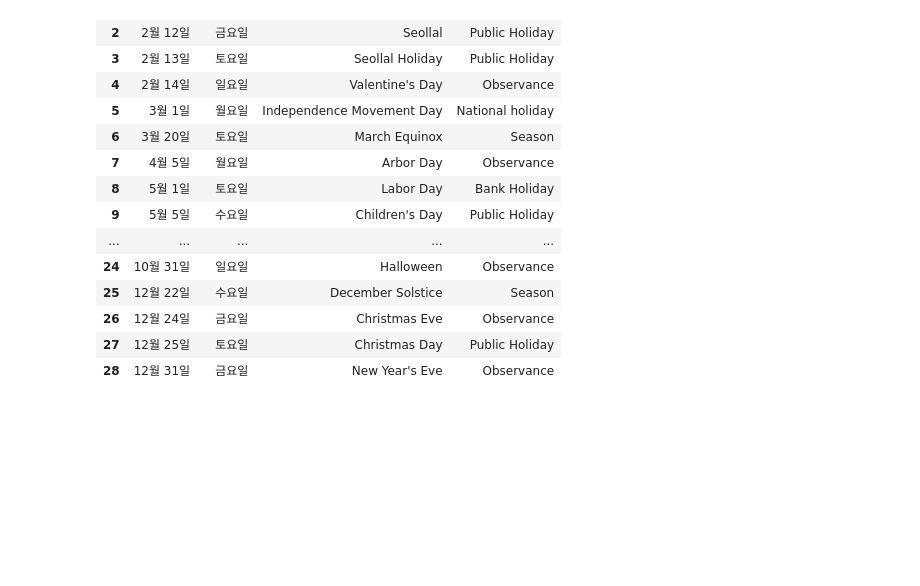
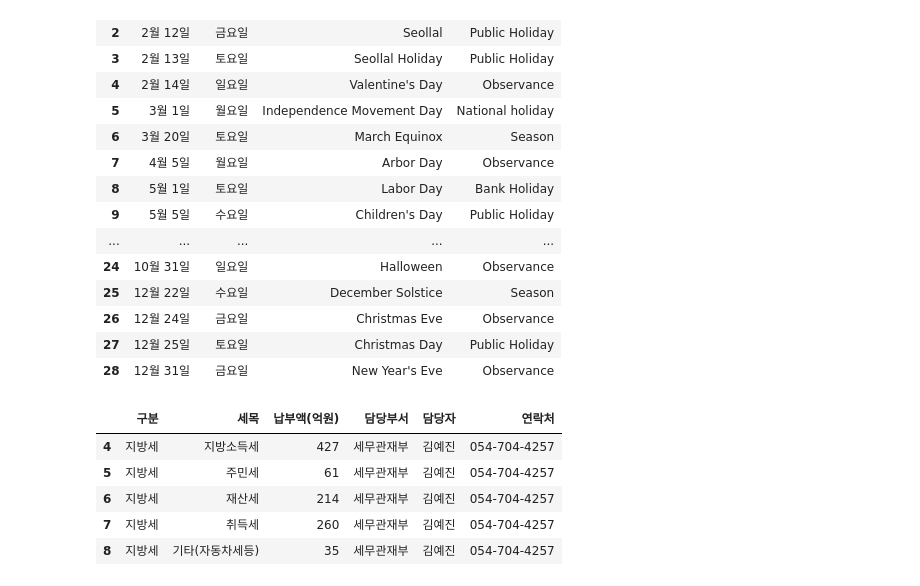
Before and after one commit to HongDonkey/Python, a Jupyter notebook: Session04 - 외부연동 데이터 수집/Untitled.ipynb, the cells around one changed output. Cells and saved outputs as stored; diff of their text form; code cells hidden in the pictures; blank space fills up the shorter version.

```diff
--- a/Session04 - 외부연동 데이터 수집/Untitled.ipynb
+++ b/Session04 - 외부연동 데이터 수집/Untitled.ipynb
@@ -561,0 +493,11 @@ pd.DataFrame(zip (dateList, weeksList,nameList,typeList), columns=["Date","Weeks
+# %%
+url = "https://data.go.kr/cmm/cmm/fileDownload.do?atchFileId=FILE_000000002265406&fileDetailSn=1&dataNm=%ED%95%9C%EA%B5%AD%EC%88%98%EB%A0%A5%EC%9B%90%EC%9E%90%EB%A0%A5(%EC%A3%BC)_%EC%84%B8%EA%B8%88%EB%82%A9%EB%B6%80%20%ED%98%84%ED%99%A9_20191231"
+indata = pd.read_csv(url, encoding="ms949")
+indata.tail()
+# %% [output]
+|  | 구분 | 세목 | 납부액(억원) | 담당부서 | 담당자 | 연락처 |
+| 4 | 지방세 | 지방소득세 | 427 | 세무관재부 | 김예진 | 054-704-4257 |
+| 5 | 지방세 | 주민세 | 61 | 세무관재부 | 김예진 | 054-704-4257 |
+| 6 | 지방세 | 재산세 | 214 | 세무관재부 | 김예진 | 054-704-4257 |
+| 7 | 지방세 | 취득세 | 260 | 세무관재부 | 김예진 | 054-704-4257 |
+| 8 | 지방세 | 기타(자동차세등) | 35 | 세무관재부 | 김예진 | 054-704-4257 |
```
Also changed, not shown: parts of 11 cells of this notebook.
